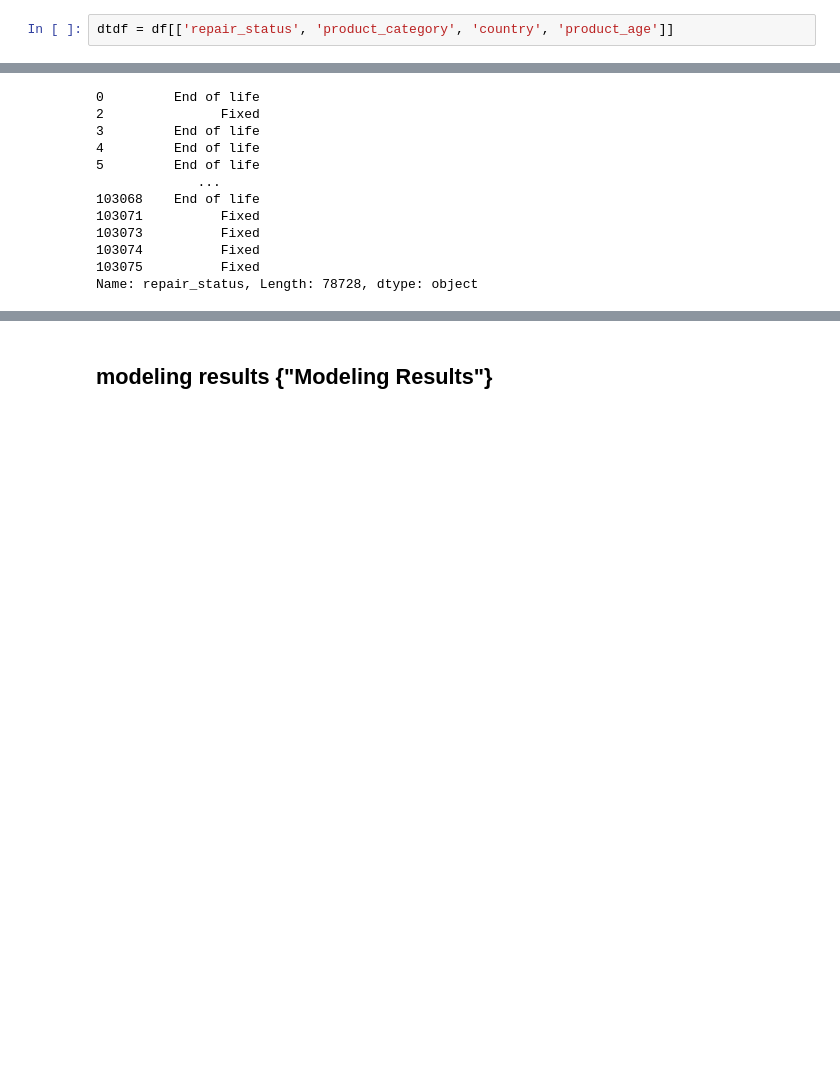
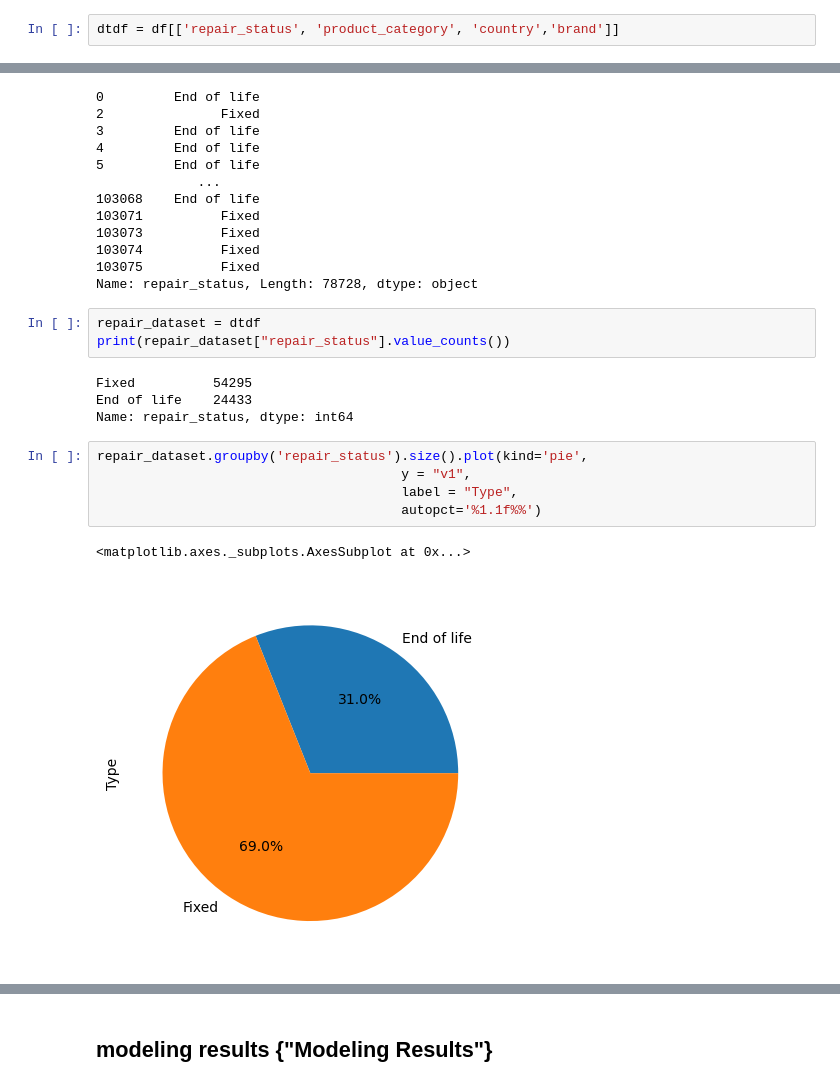
Before and after one commit to DrewChauD/BrainStation-Data-Science-Capstone, a Jupyter notebook: Notebooks/Andrew_Chau_BrainStation_DS_Capstone.ipynb, the cells around one changed output, grey strips where cells are left out. Drawn from its saved outputs; the diff is of its cells as text; blank space fills up the shorter version.

```diff
--- a/Notebooks/Andrew_Chau_BrainStation_DS_Capstone.ipynb
+++ b/Notebooks/Andrew_Chau_BrainStation_DS_Capstone.ipynb
@@ -490,7 +568,7 @@ to do: grid search, gradient boost, cross-validation
 # %%
 df = pd.read_csv("data/OpenRepairData_v0.3_aggregate_202303.csv")
 # %%
-dtdf = df[['repair_status', 'product_category', 'country', 'product_age']]
+dtdf = df[['repair_status', 'product_category', 'country','brand']]
 # %%
 dtdf = dtdf.drop(dtdf[dtdf['repair_status'] == 'Unknown'].index)
 dtdf['repair_status']
@@ -523,3 +601,18 @@ dtdf['repair_status']
 103074          Fixed
 103075          Fixed
 Name: repair_status, Length: 78728, dtype: object
+# %%
+repair_dataset = dtdf
+print(repair_dataset["repair_status"].value_counts())
+# %% [output]
+Fixed          54295
+End of life    24433
+Name: repair_status, dtype: int64
+# %%
+repair_dataset.groupby('repair_status').size().plot(kind='pie',
+                                       y = "v1",
+                                       label = "Type",
+                                       autopct='%1.1f%%')
+# %% [output]
+<matplotlib.axes._subplots.AxesSubplot at 0x...>
+[figure, added]
```
Also changed, not shown: parts of 29 cells of this notebook.
